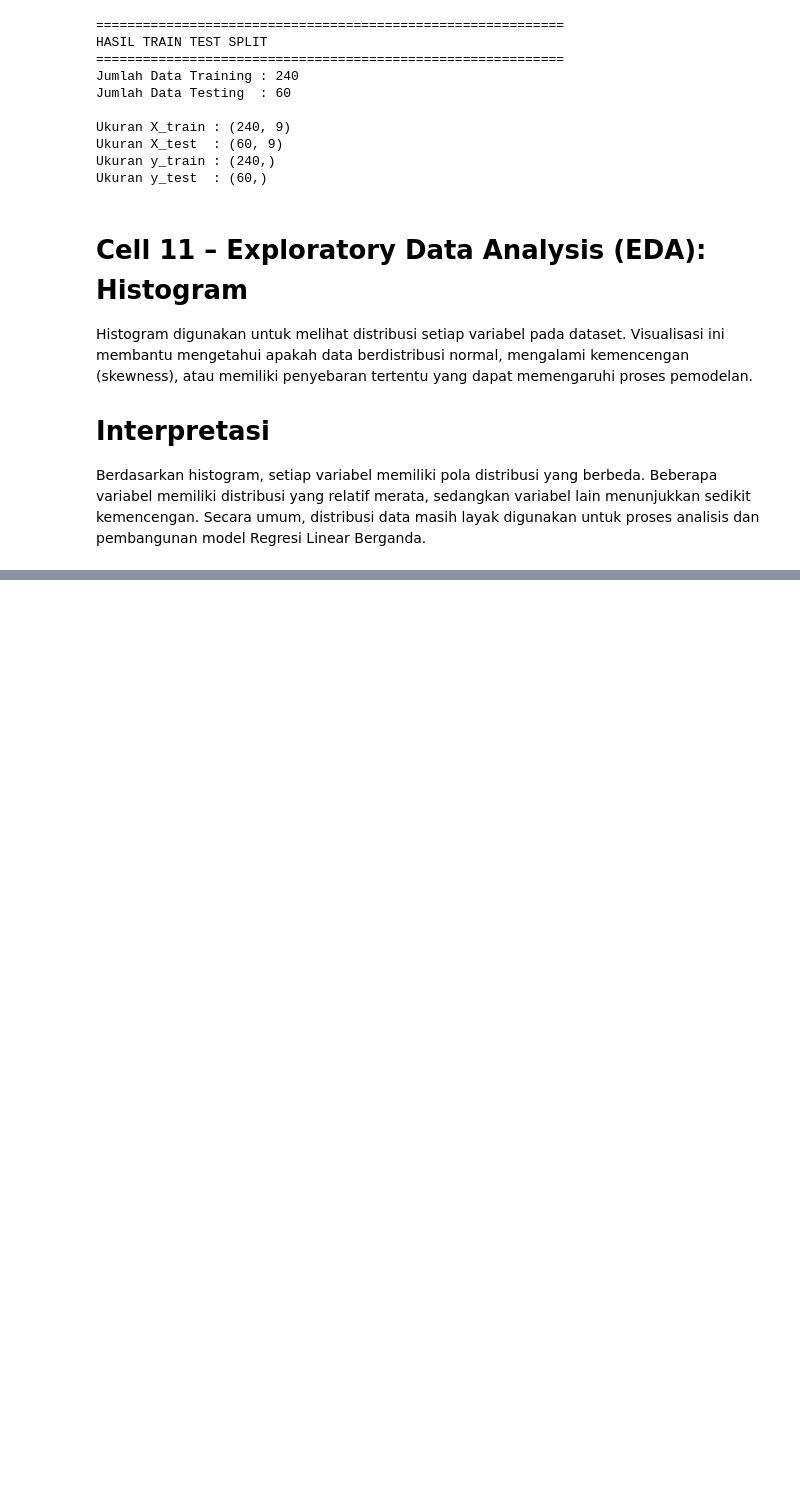
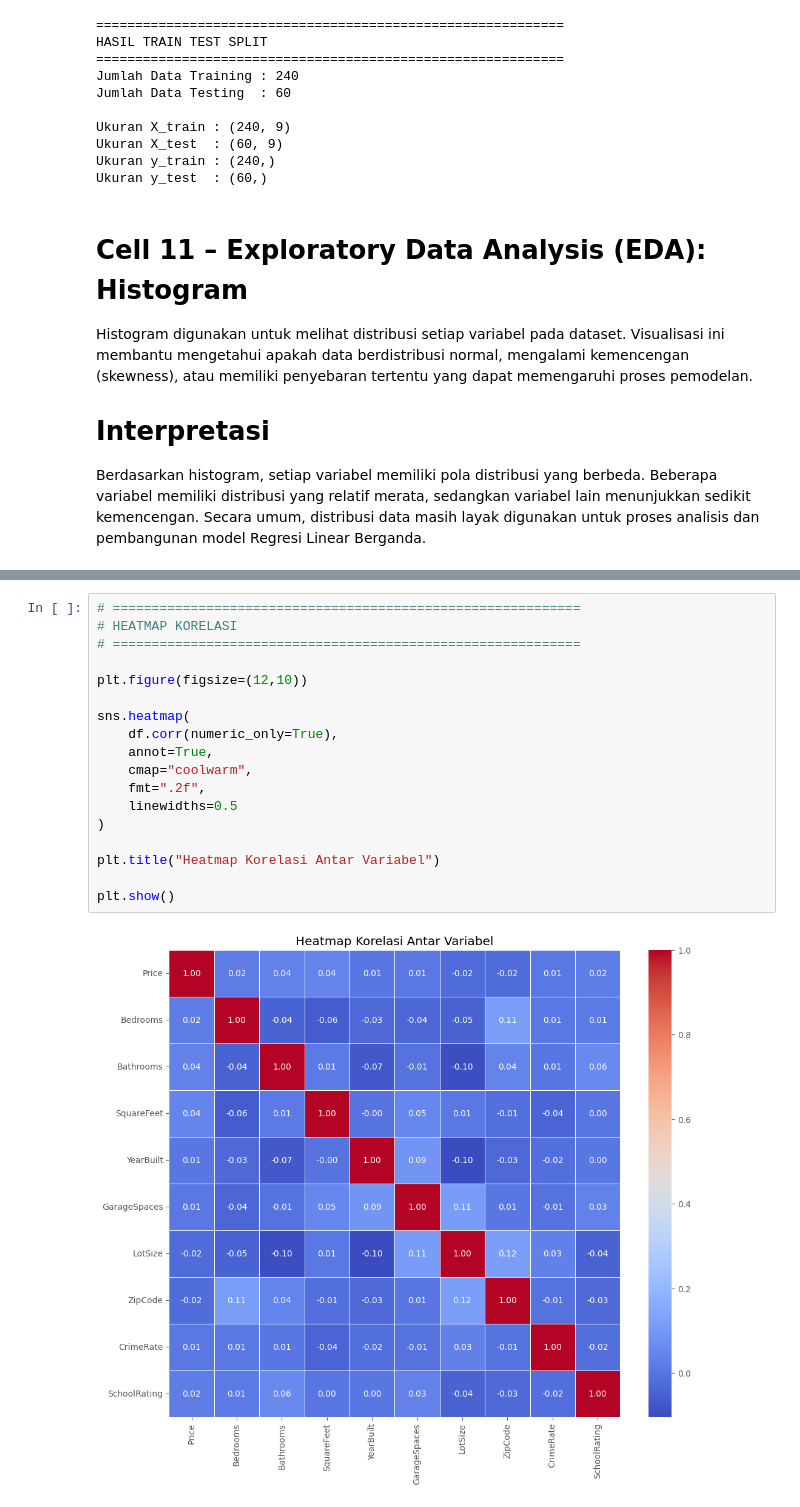
Before and after one commit to winpsb/uas_windy, a Jupyter notebook: tugas-uas-windy-duan.ipynb, the cells around one changed output, grey strips where cells are left out. Saved outputs shown, nothing was run; the diff lists cells and outputs as text; blank space fills up the shorter version.

```diff
--- a/tugas-uas-windy-duan.ipynb
+++ b/tugas-uas-windy-duan.ipynb
@@ -467,0 +505,20 @@ plt.show()
+# %%
+# ============================================================
+# HEATMAP KORELASI
+# ============================================================
+
+plt.figure(figsize=(12,10))
+
+sns.heatmap(
+    df.corr(numeric_only=True),
+    annot=True,
+    cmap="coolwarm",
+    fmt=".2f",
+    linewidths=0.5
+)
+
+plt.title("Heatmap Korelasi Antar Variabel")
+
+plt.show()
+# %% [output]
+[figure, added]
```
Also changed, not shown: parts of 14 cells of this notebook.
